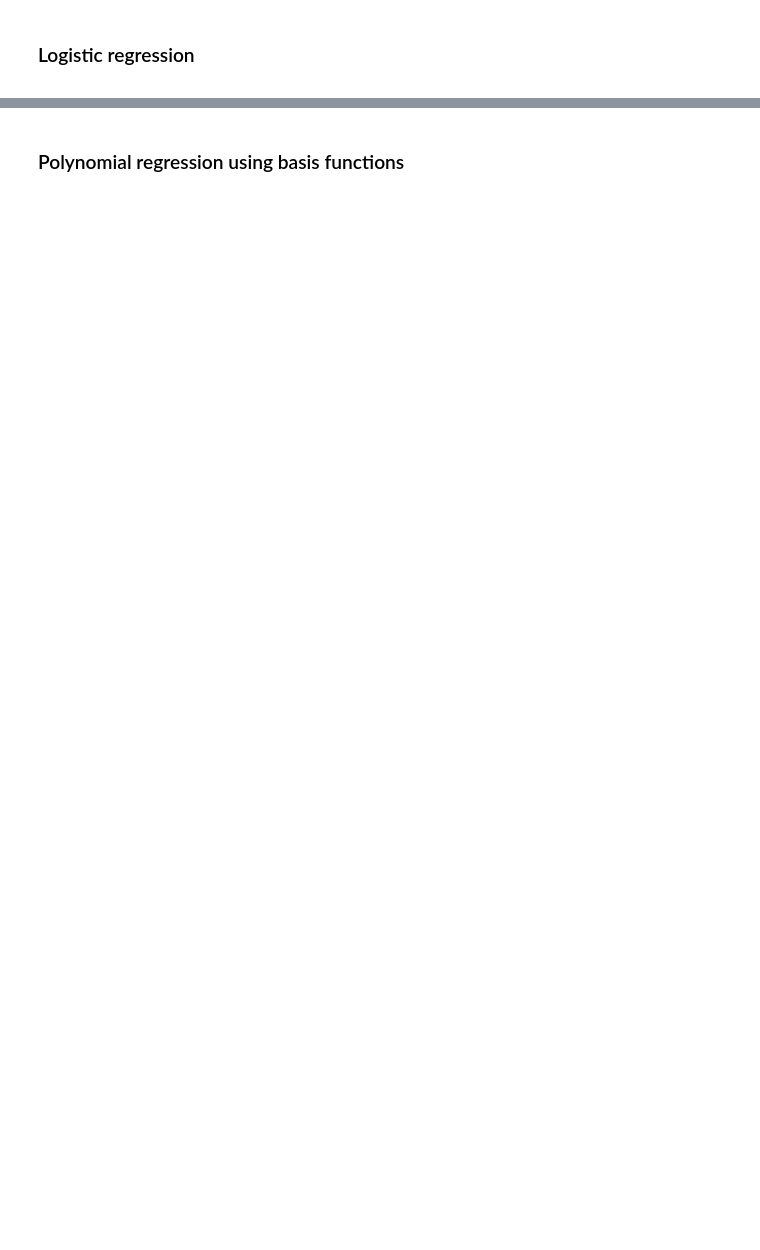
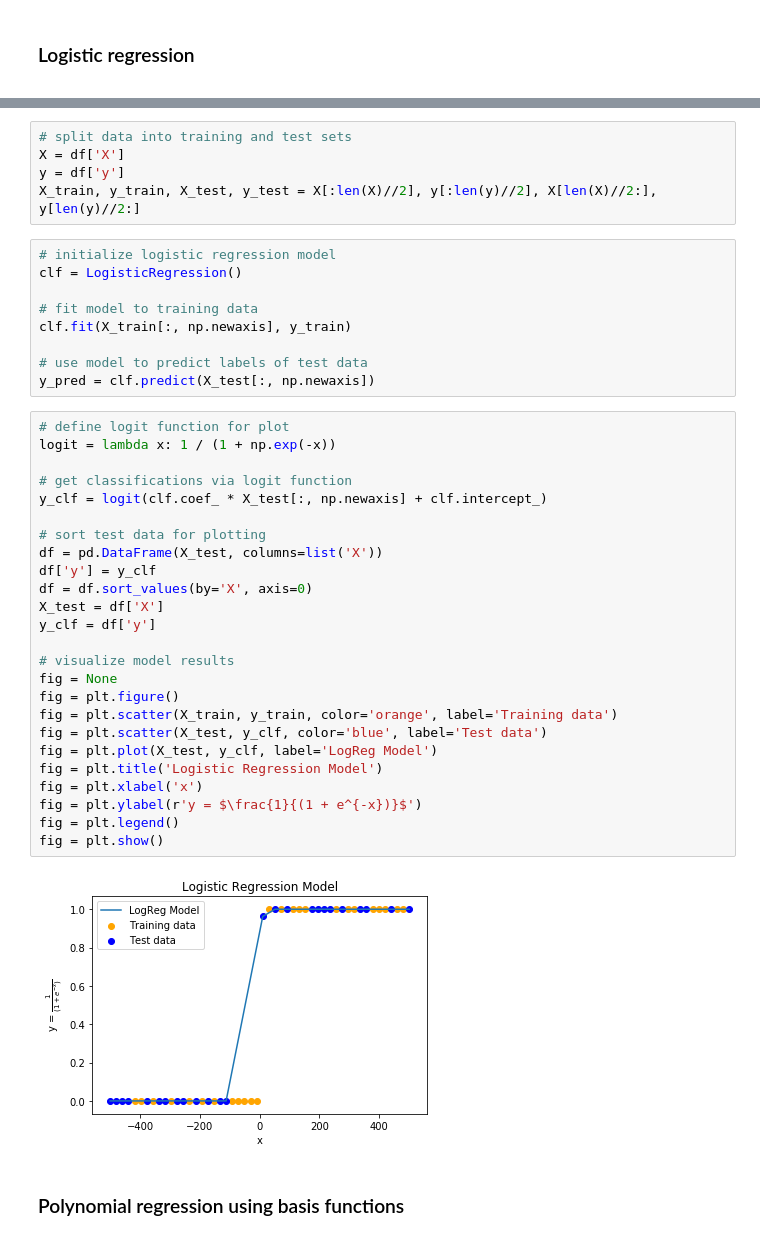
Before and after one commit to mdkearns/supervised-learning-sklearn, a Jupyter notebook: Generalized-Linear-Models.ipynb, the cells around one changed output, grey strips where cells are left out. Drawn from its saved outputs; the diff is of its cells as text; blank space fills up the shorter version.

```diff
--- a/Generalized-Linear-Models.ipynb
+++ b/Generalized-Linear-Models.ipynb
@@ -187,3 +198,44 @@ Model Accuracy: 0.8905284935984247
+# %%
+# split data into training and test sets
+X = df['X']
+y = df['y']
+X_train, y_train, X_test, y_test = X[:len(X)//2], y[:len(y)//2], X[len(X)//2:], y[len(y)//2:]
+# %%
+# initialize logistic regression model
+clf = LogisticRegression()
+
+# fit model to training data
+clf.fit(X_train[:, np.newaxis], y_train)
+
+# use model to predict labels of test data
+y_pred = clf.predict(X_test[:, np.newaxis])
+# %%
+# define logit function for plot
+logit = lambda x: 1 / (1 + np.exp(-x))
+
+# get classifications via logit function
+y_clf = logit(clf.coef_ * X_test[:, np.newaxis] + clf.intercept_)
+
+# sort test data for plotting
+df = pd.DataFrame(X_test, columns=list('X'))
+df['y'] = y_clf
+df = df.sort_values(by='X', axis=0)
+X_test = df['X']
+y_clf = df['y']
+
+# visualize model results
+fig = None
+fig = plt.figure()
+fig = plt.scatter(X_train, y_train, color='orange', label='Training data')
+fig = plt.scatter(X_test, y_clf, color='blue', label='Test data')
+fig = plt.plot(X_test, y_clf, label='LogReg Model')
+fig = plt.title('Logistic Regression Model')
+fig = plt.xlabel('x')
+fig = plt.ylabel(r'y = $\frac{1}{(1 + e^{-x})}$')
+fig = plt.legend()
+fig = plt.show()
+# %% [output]
+[figure, added]
 # %% [markdown]
 ### Polynomial regression using basis functions
 <a id='poly'></a>
```
Also changed, not shown: parts of 10 cells of this notebook, 1 other file.
